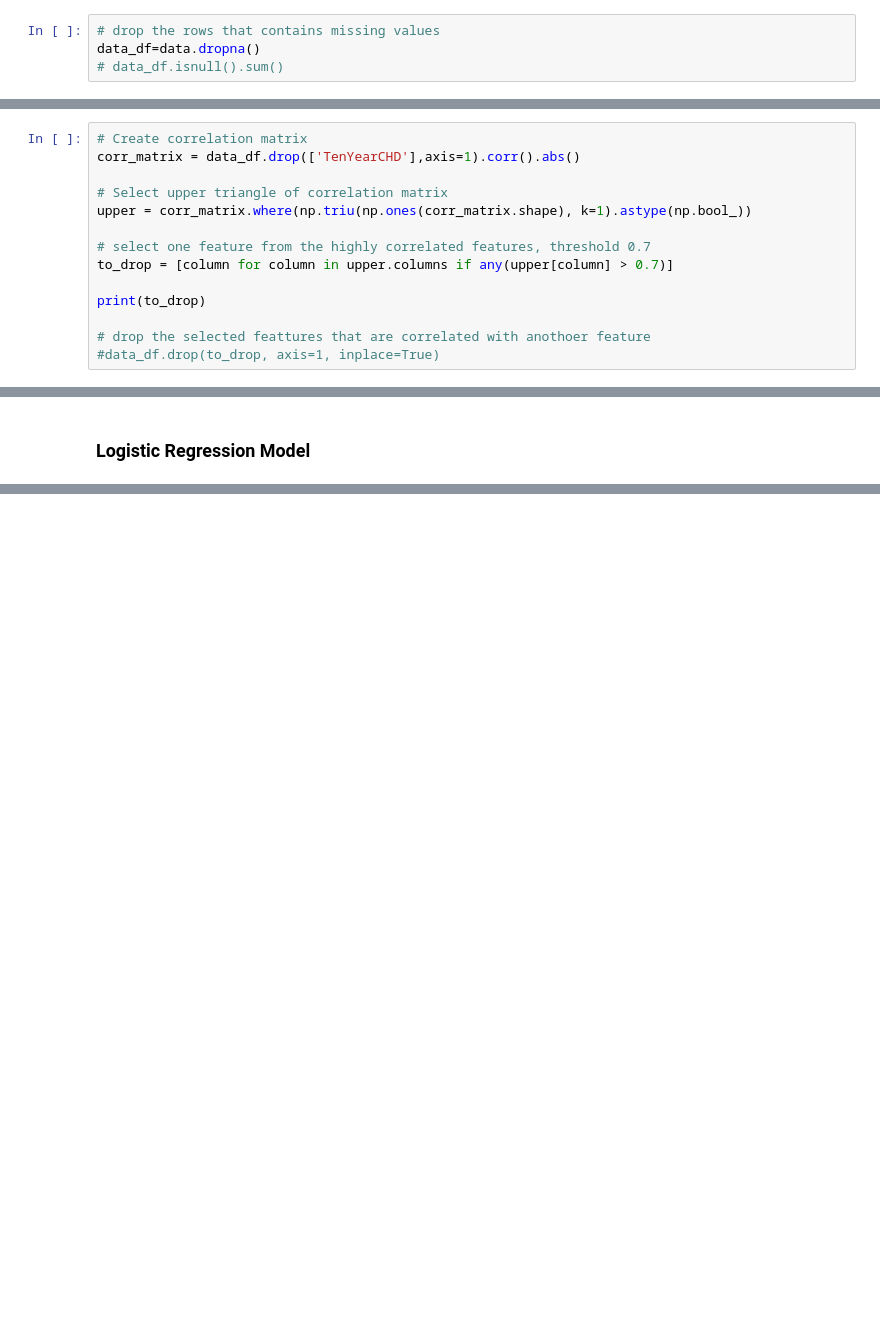
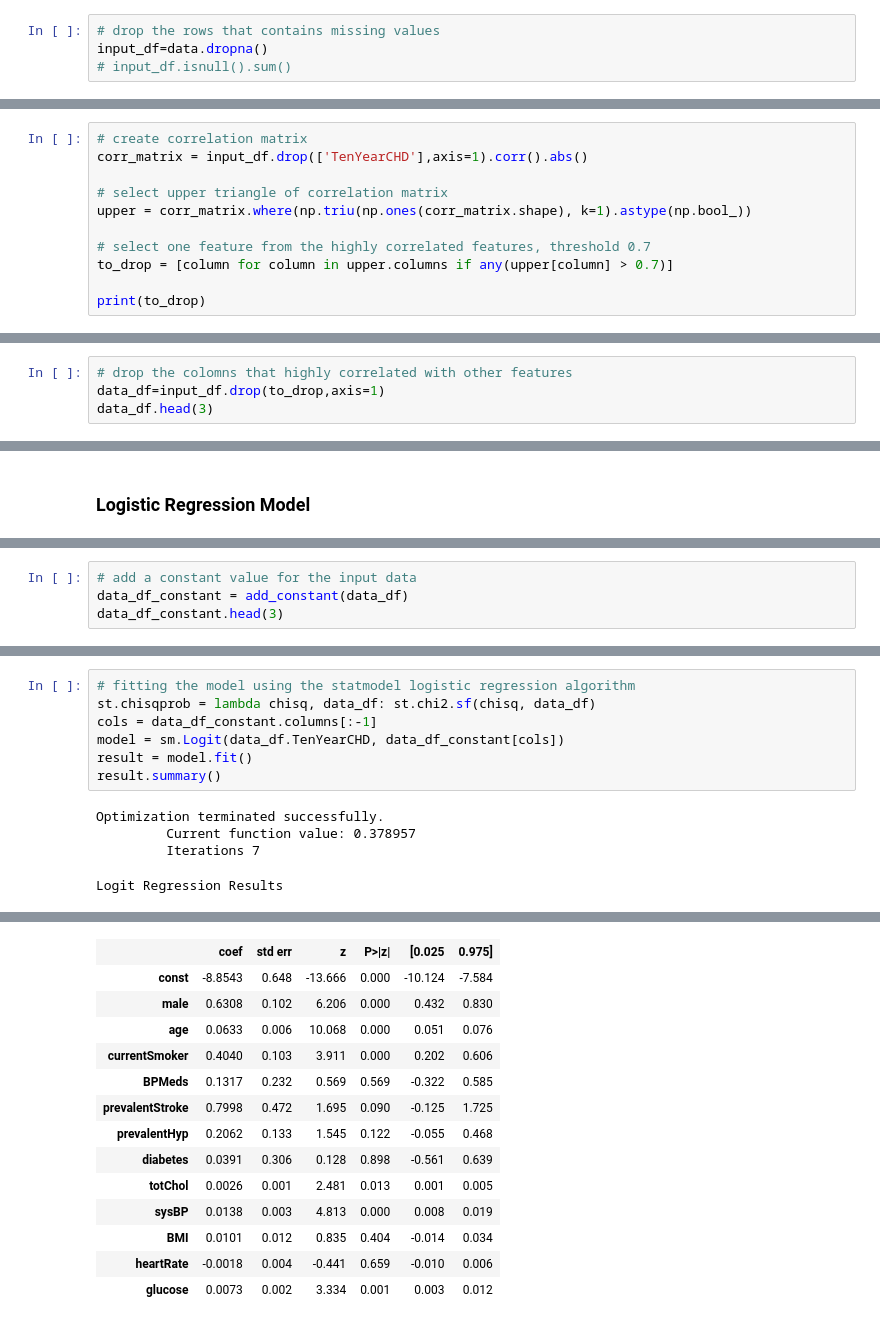
Before and after one commit to dilruu89/Kaggle, a Jupyter notebook: 01-logistic-regression-heart-desease.ipynb, the cells around one changed output, grey strips where cells are left out. Saved outputs shown, nothing was run; the diff lists cells and outputs as text; blank space fills up the shorter version.

```diff
--- a/01-logistic-regression-heart-desease.ipynb
+++ b/01-logistic-regression-heart-desease.ipynb
@@ -144,4 +147,4 @@ array([[<AxesSubplot:title={'center':'male'}>,
 # %%
 # drop the rows that contains missing values
-data_df=data.dropna()
-# data_df.isnull().sum()
+input_df=data.dropna()
+# input_df.isnull().sum()
@@ -190,16 +223,13 @@ plt.show()
 # %%
-# Create correlation matrix
-corr_matrix = data_df.drop(['TenYearCHD'],axis=1).corr().abs()
+# create correlation matrix
+corr_matrix = input_df.drop(['TenYearCHD'],axis=1).corr().abs()
 
-# Select upper triangle of correlation matrix
+# select upper triangle of correlation matrix
 upper = corr_matrix.where(np.triu(np.ones(corr_matrix.shape), k=1).astype(np.bool_))
 
 # select one feature from the highly correlated features, threshold 0.7
 to_drop = [column for column in upper.columns if any(upper[column] > 0.7)]
 
 print(to_drop)
-
-# drop the selected feattures that are correlated with anothoer feature
-#data_df.drop(to_drop, axis=1, inplace=True)
 # %% [output]
 ['cigsPerDay', 'diaBP']
@@ -254,0 +236,4 @@ array([[  1.,  39.,   0., ...,  80.,  77.,   0.],
+# %%
+# drop the colomns that highly correlated with other features
+data_df=input_df.drop(to_drop,axis=1)
+data_df.head(3)
@@ -256,0 +251,4 @@ array([[  1.,  39.,   0., ...,  80.,  77.,   0.],
+# %%
+# add a constant value for the input data
+data_df_constant = add_constant(data_df)
+data_df_constant.head(3)
@@ -256,0 +260,12 @@ array([[  1.,  39.,   0., ...,  80.,  77.,   0.],
+# %%
+# fitting the model using the statmodel logistic regression algorithm
+st.chisqprob = lambda chisq, data_df: st.chi2.sf(chisq, data_df)
+cols = data_df_constant.columns[:-1]
+model = sm.Logit(data_df.TenYearCHD, data_df_constant[cols])
+result = model.fit()
+result.summary()
+# %% [output]
+Optimization terminated successfully.
+         Current function value: 0.378957
+         Iterations 7
+Logit Regression Results
@@ -256,0 +279,14 @@ array([[  1.,  39.,   0., ...,  80.,  77.,   0.],
+|  | coef | std err | z | P>|z| | [0.025 | 0.975] |
+| const | -8.8543 | 0.648 | -13.666 | 0.000 | -10.124 | -7.584 |
+| male | 0.6308 | 0.102 | 6.206 | 0.000 | 0.432 | 0.830 |
+| age | 0.0633 | 0.006 | 10.068 | 0.000 | 0.051 | 0.076 |
+| currentSmoker | 0.4040 | 0.103 | 3.911 | 0.000 | 0.202 | 0.606 |
+| BPMeds | 0.1317 | 0.232 | 0.569 | 0.569 | -0.322 | 0.585 |
+| prevalentStroke | 0.7998 | 0.472 | 1.695 | 0.090 | -0.125 | 1.725 |
+| prevalentHyp | 0.2062 | 0.133 | 1.545 | 0.122 | -0.055 | 0.468 |
+| diabetes | 0.0391 | 0.306 | 0.128 | 0.898 | -0.561 | 0.639 |
+| totChol | 0.0026 | 0.001 | 2.481 | 0.013 | 0.001 | 0.005 |
+| sysBP | 0.0138 | 0.003 | 4.813 | 0.000 | 0.008 | 0.019 |
+| BMI | 0.0101 | 0.012 | 0.835 | 0.404 | -0.014 | 0.034 |
+| heartRate | -0.0018 | 0.004 | -0.441 | 0.659 | -0.010 | 0.006 |
+| glucose | 0.0073 | 0.002 | 3.334 | 0.001 | 0.003 | 0.012 |
```
Also changed, not shown: parts of 43 cells of this notebook.
